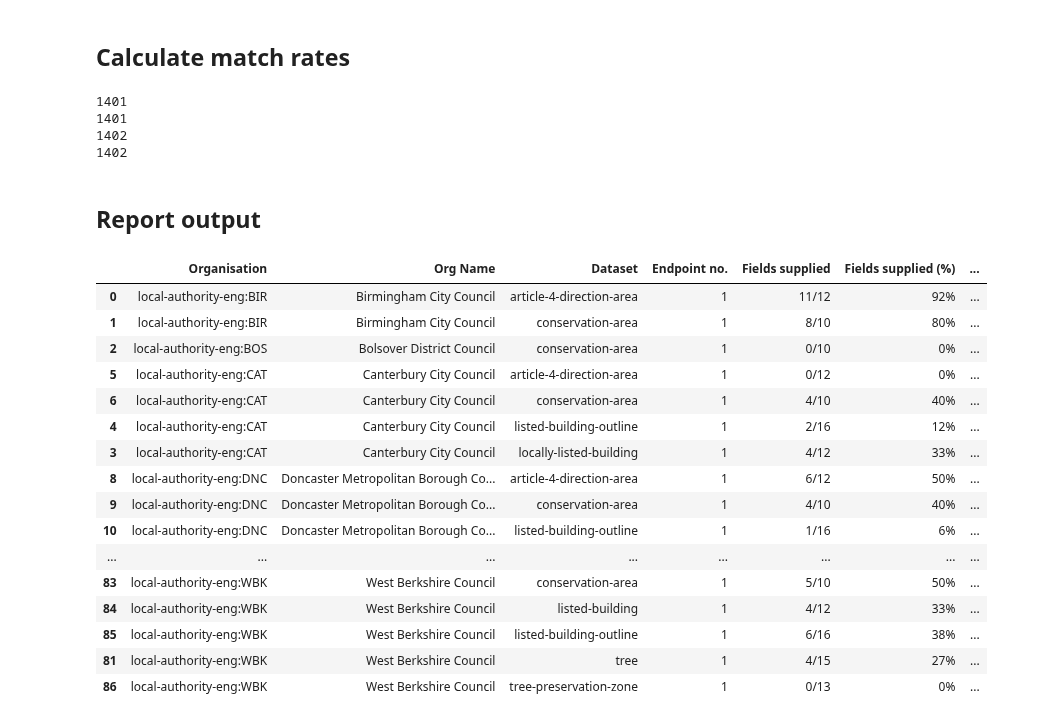
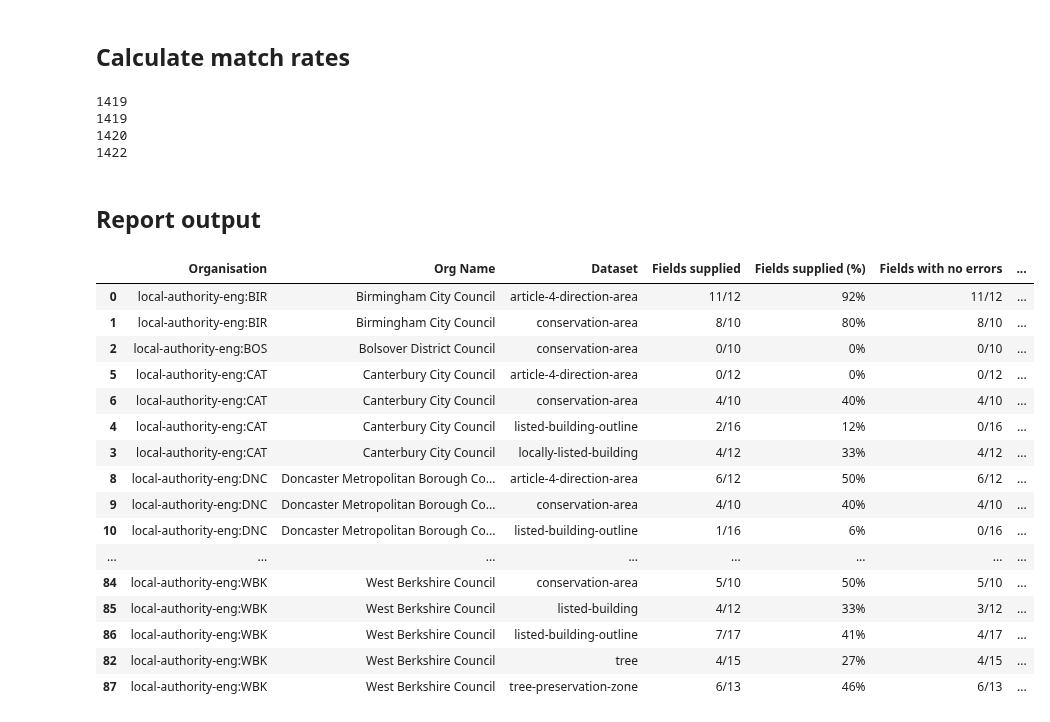
Before and after one commit to digital-land/jupyter-analysis, a Jupyter notebook: service_report/master_report/compliance-to-standard-new.ipynb, the cells around one changed output. Saved outputs shown, nothing was run; the diff lists cells and outputs as text; code cells hidden in the pictures.

Commit message:
add new summaries and report outputs for dataset

```diff
--- a/service_report/master_report/compliance-to-standard-new.ipynb
+++ b/service_report/master_report/compliance-to-standard-new.ipynb
@@ -220,6 +223,10 @@ results_field_resource_df["field_loaded"] = 1
 
 # add in flag for fields with errors
 resource_issue_errors_df["field_errors"] = 1
+
+# in issues table reference not being supplied is linked to entity. we don't count entity as a supplied
+# field (it is removed further down), so here it is re-mapped to reference field so it's included as an error
+resource_issue_errors_df["field"] = resource_issue_errors_df["field"].replace("entity", "reference")
 # %% [markdown]
 ## Calculate match rates
 # %%
@@ -266,10 +273,10 @@ print(len(resource_fields_map_match))
 print(len(resource_fields_map_issues))
 # resource_fields_map_issues.head()
 # %% [output]
-1401
-1401
-1402
-1402
+1419
+1419
+1420
+1422
 # %%
 # remove fields that are auto-created in the pipeline from final table to avoid mis-counting
 # ("entity", "organisation", "prefix", "point" for all but tree, and "entity", "organisation", "prefix" for tree)
@@ -297,57 +304,57 @@ final_count = resource_fields_scored.groupby(
          ).reset_index(
          ).sort_values(["name"])
 
-# add a field for the endpoint number (so that orgs and datasets with multiple endpoints are split out and in index)
-final_count["endpoint_number"] = final_count.groupby(["organisation", "name", "dataset"]).cumcount() + 1
+
 final_count["field_error_free"] = final_count["field_supplied"] - final_count["field_errors"]
+final_count["field_error_free"] = final_count["field_error_free"].replace(-1, 0)
 
 # add string fields for [n fields]/[total fields] style counts
 final_count["field_supplied_count"] = final_count["field_supplied"].astype(int).map(str) + "/" + final_count["field"].map(str)
 final_count["field_error_free_count"] = final_count["field_error_free"].astype(int).map(str) + "/" + final_count["field"].map(str)
 final_count["field_matched_count"] = final_count["field_matched"].astype(int).map(str) + "/" + final_count["field"].map(str)
-# final_count["field_loaded_count"] = final_count["field_loaded"].astype(int).map(str) + "/" + final_count["field"].map(str)
 
 # create % columns
 final_count["field_supplied_pct"] = final_count["field_supplied"] / final_count["field"]
 final_count["field_error_free_pct"] = final_count["field_error_free"] / final_count["field"]
 final_count["field_matched_pct"] = final_count["field_matched"] / final_count["field"]
-# final_count["field_loaded_pct"] = final_count["field_loaded"] / final_count["field"]
 
 final_count.reset_index(drop=True, inplace=True)
-final_count.to_csv("compliance_to_standard_report.csv")
+csv_out_cols = ['organisation', 'name', 'dataset', 'endpoint', 'resource', 'status', 'latest_log_entry_date', 'endpoint_entry_date',
+                'field', 'field_supplied', 'field_matched', 'field_errors', 'field_error_free', 'field_supplied_pct', 'field_error_free_pct', 'field_matched_pct']
+final_count[csv_out_cols].to_csv("report_conformance_organisation-dataset.csv")
 # final_count.head()
 # %% [markdown]
 ## Report output
 # %%
 final_count_out = final_count[
-    ["organisation", "name", "dataset", "endpoint_number", "field_supplied_count", "field_supplied_pct",
+    ["organisation", "name", "dataset", "field_supplied_count", "field_supplied_pct",
      "field_error_free_count", "field_error_free_pct", "field_matched_count", "field_matched_pct"]
 ].copy()
 
-final_count_out.sort_values(["name", "dataset", "endpoint_number"], inplace=True)
+final_count_out.sort_values(["name", "dataset"], inplace=True)
 
 slice_ = ["field_supplied_pct", "field_error_free_pct", "field_matched_pct"]
 
 final_count_out.style \
-    .relabel_index(["Organisation", "Org Name", "Dataset", "Endpoint no.", "Fields supplied", "Fields supplied (%)",
+    .relabel_index(["Organisation", "Org Name", "Dataset", "Fields supplied", "Fields supplied (%)",
                     "Fields with no errors", "Fields with no errors (%)", "Field with correct names", "Field with correct names (%)"], axis=1) \
     .format("{:.0%}", subset = slice_) \
     .background_gradient(axis=None, vmin=0, vmax=1, cmap="YlGn", subset = slice_)
 # %% [output]
-|  | Organisation | Org Name | Dataset | Endpoint no. | Fields supplied | Fields supplied (%) | ... |
-| 0 | local-authority-eng:BIR | Birmingham City Council | article-4-direction-area | 1 | 11/12 | 92% | ... |
-| 1 | local-authority-eng:BIR | Birmingham City Council | conservation-area | 1 | 8/10 | 80% | ... |
-| 2 | local-authority-eng:BOS | Bolsover District Council | conservation-area | 1 | 0/10 | 0% | ... |
-| 5 | local-authority-eng:CAT | Canterbury City Council | article-4-direction-area | 1 | 0/12 | 0% | ... |
-| 6 | local-authority-eng:CAT | Canterbury City Council | conservation-area | 1 | 4/10 | 40% | ... |
-| 4 | local-authority-eng:CAT | Canterbury City Council | listed-building-outline | 1 | 2/16 | 12% | ... |
-| 3 | local-authority-eng:CAT | Canterbury City Council | locally-listed-building | 1 | 4/12 | 33% | ... |
-| 8 | local-authority-eng:DNC | Doncaster Metropolitan Borough Co... | article-4-direction-area | 1 | 6/12 | 50% | ... |
-| 9 | local-authority-eng:DNC | Doncaster Metropolitan Borough Co... | conservation-area | 1 | 4/10 | 40% | ... |
-| 10 | local-authority-eng:DNC | Doncaster Metropolitan Borough Co... | listed-building-outline | 1 | 1/16 | 6% | ... |
+|  | Organisation | Org Name | Dataset | Fields supplied | Fields supplied (%) | Fields with no errors | ... |
+| 0 | local-authority-eng:BIR | Birmingham City Council | article-4-direction-area | 11/12 | 92% | 11/12 | ... |
+| 1 | local-authority-eng:BIR | Birmingham City Council | conservation-area | 8/10 | 80% | 8/10 | ... |
+| 2 | local-authority-eng:BOS | Bolsover District Council | conservation-area | 0/10 | 0% | 0/10 | ... |
+| 5 | local-authority-eng:CAT | Canterbury City Council | article-4-direction-area | 0/12 | 0% | 0/12 | ... |
+| 6 | local-authority-eng:CAT | Canterbury City Council | conservation-area | 4/10 | 40% | 4/10 | ... |
+| 4 | local-authority-eng:CAT | Canterbury City Council | listed-building-outline | 2/16 | 12% | 0/16 | ... |
+| 3 | local-authority-eng:CAT | Canterbury City Council | locally-listed-building | 4/12 | 33% | 4/12 | ... |
+| 8 | local-authority-eng:DNC | Doncaster Metropolitan Borough Co... | article-4-direction-area | 6/12 | 50% | 6/12 | ... |
+| 9 | local-authority-eng:DNC | Doncaster Metropolitan Borough Co... | conservation-area | 4/10 | 40% | 4/10 | ... |
+| 10 | local-authority-eng:DNC | Doncaster Metropolitan Borough Co... | listed-building-outline | 1/16 | 6% | 0/16 | ... |
 | ... | ... | ... | ... | ... | ... | ... | ... |
-| 83 | local-authority-eng:WBK | West Berkshire Council | conservation-area | 1 | 5/10 | 50% | ... |
-| 84 | local-authority-eng:WBK | West Berkshire Council | listed-building | 1 | 4/12 | 33% | ... |
-| 85 | local-authority-eng:WBK | West Berkshire Council | listed-building-outline | 1 | 6/16 | 38% | ... |
-| 81 | local-authority-eng:WBK | West Berkshire Council | tree | 1 | 4/15 | 27% | ... |
-| 86 | local-authority-eng:WBK | West Berkshire Council | tree-preservation-zone | 1 | 0/13 | 0% | ... |
+| 84 | local-authority-eng:WBK | West Berkshire Council | conservation-area | 5/10 | 50% | 5/10 | ... |
+| 85 | local-authority-eng:WBK | West Berkshire Council | listed-building | 4/12 | 33% | 3/12 | ... |
+| 86 | local-authority-eng:WBK | West Berkshire Council | listed-building-outline | 7/17 | 41% | 4/17 | ... |
+| 82 | local-authority-eng:WBK | West Berkshire Council | tree | 4/15 | 27% | 4/15 | ... |
+| 87 | local-authority-eng:WBK | West Berkshire Council | tree-preservation-zone | 6/13 | 46% | 6/13 | ... |
```
Also changed, not shown: parts of 10 cells of this notebook.
